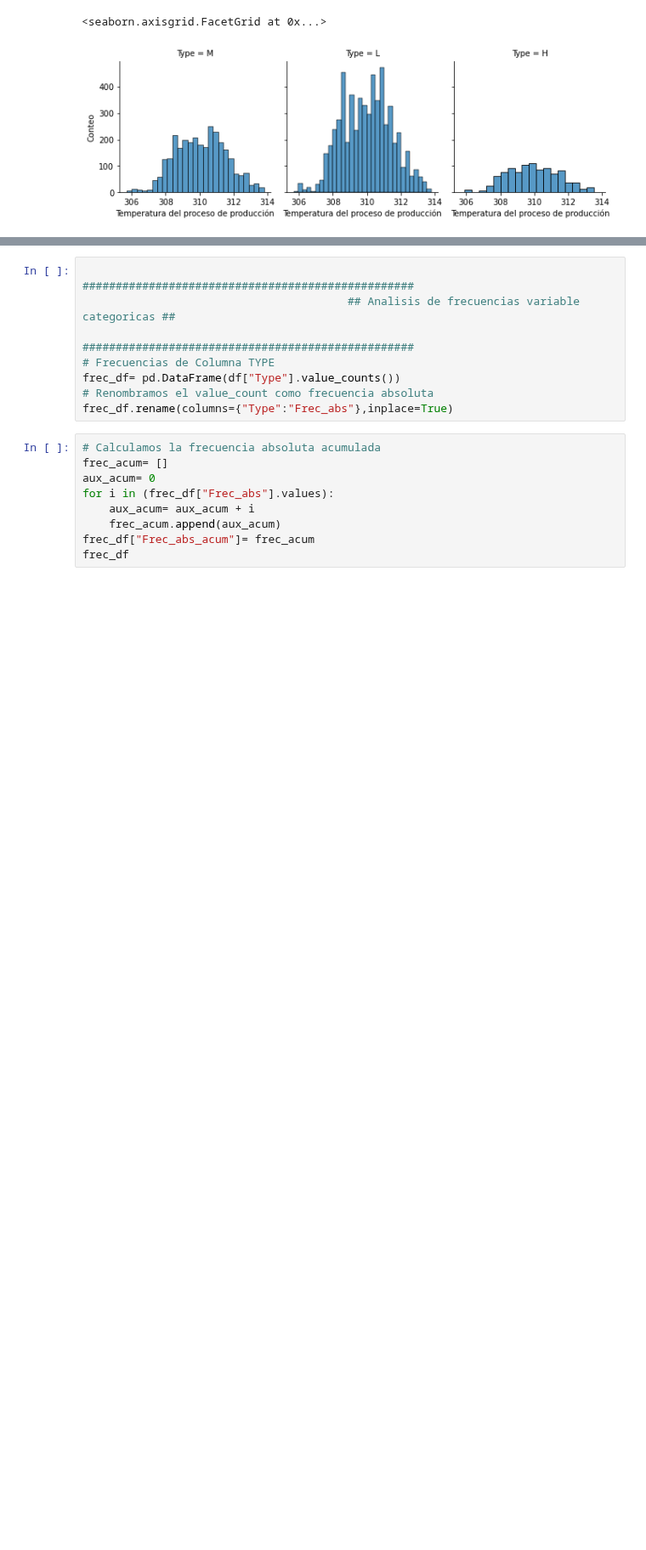
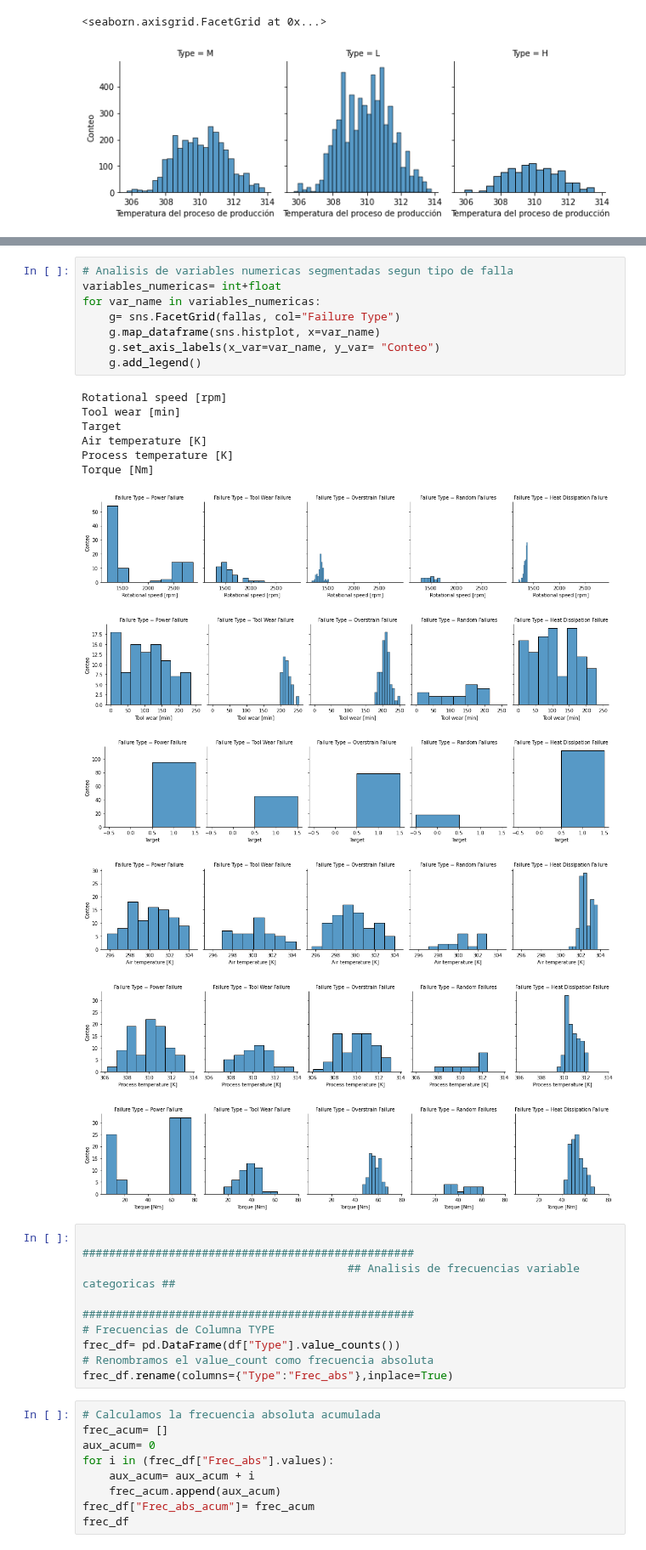
Before and after one commit to maxi879/proyecto_final_coder, a Jupyter notebook: Analisis.ipynb, the cells around one changed output, grey strips where cells are left out. Shown at 85% size. Cells and saved outputs as stored; diff of their text form; blank space fills up the shorter version.

```diff
--- a/Analisis.ipynb
+++ b/Analisis.ipynb
@@ -312,3 +322,24 @@ g.add_legend()
+# %%
+# Analisis de variables numericas segmentadas segun tipo de falla
+variables_numericas= int+float
+for var_name in variables_numericas:
+    g= sns.FacetGrid(fallas, col="Failure Type")
+    g.map_dataframe(sns.histplot, x=var_name)
+    g.set_axis_labels(x_var=var_name, y_var= "Conteo")
+    g.add_legend()
+# %% [output]
+Rotational speed [rpm]
+Tool wear [min]
+Target
+Air temperature [K]
+Process temperature [K]
+Torque [Nm]
+[figure, added]
+[figure, added]
+[figure, added]
+[figure, added]
+[figure, added]
+[figure, added]
 # %%
                                         ##################################################
                                         ## Analisis de frecuencias variable categoricas ##
```
Also changed, not shown: parts of 1 cell of this notebook.
